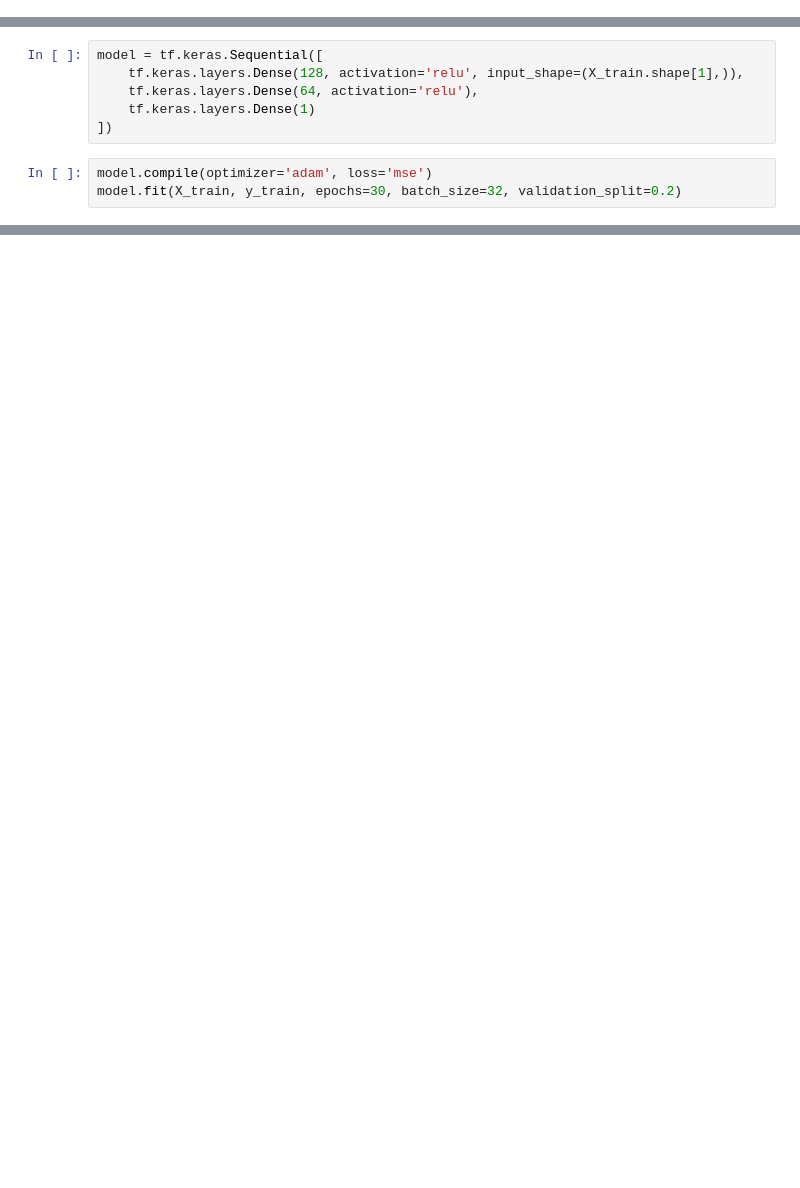
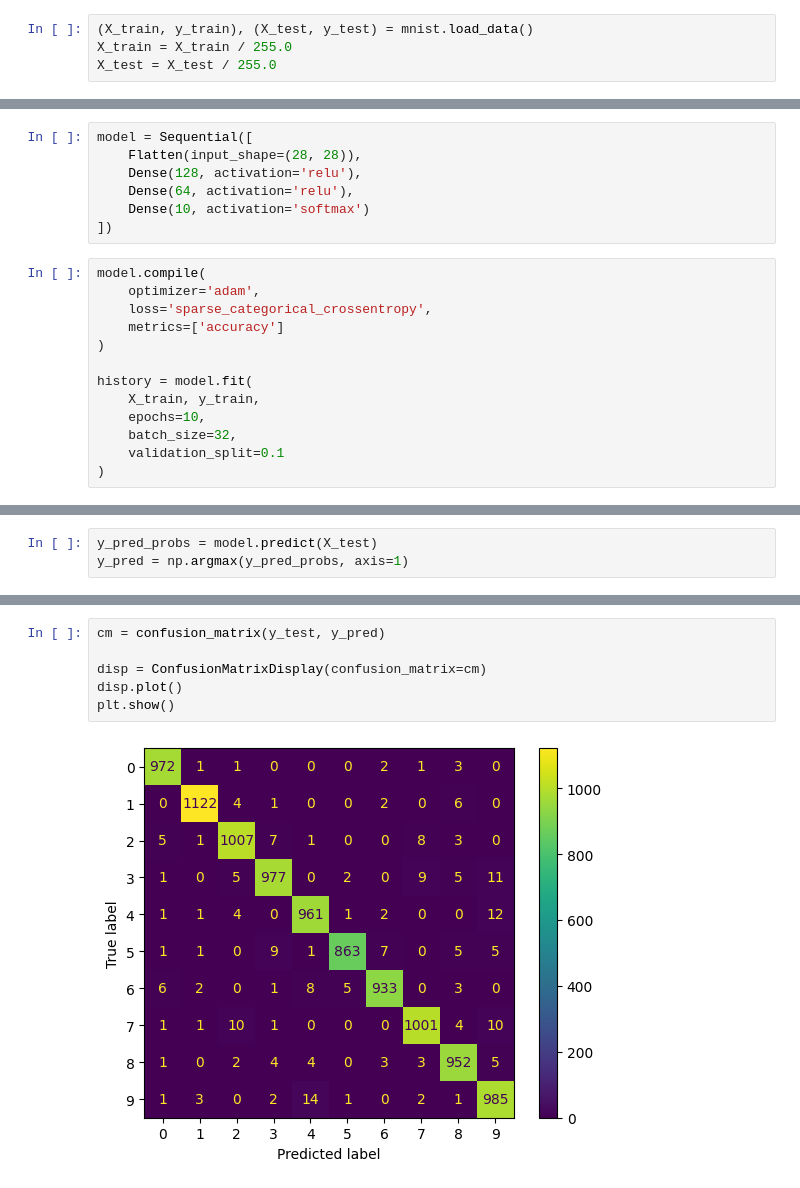
Before and after one commit to anu04596/Neural-Network-and-Deep-Learning, a Jupyter notebook: Project4_PracticalFile.ipynb, the cells around one changed output, grey strips where cells are left out. Saved outputs shown, nothing was run; the diff lists cells and outputs as text; blank space fills up the shorter version.

```diff
--- a/Project4_PracticalFile.ipynb
+++ b/Project4_PracticalFile.ipynb
@@ -42,0 +12,4 @@ X_train, X_test, y_train, y_test = train_test_split(X, y, test_size=0.2)
+# %%
+(X_train, y_train), (X_test, y_test) = mnist.load_data()
+X_train = X_train / 255.0
+X_test = X_test / 255.0
@@ -43,10 +19,21 @@ X_train, X_test, y_train, y_test = train_test_split(X, y, test_size=0.2)
 # %%
-model = tf.keras.Sequential([
-    tf.keras.layers.Dense(128, activation='relu', input_shape=(X_train.shape[1],)),
-    tf.keras.layers.Dense(64, activation='relu'),
-    tf.keras.layers.Dense(1)
+model = Sequential([
+    Flatten(input_shape=(28, 28)),
+    Dense(128, activation='relu'),
+    Dense(64, activation='relu'),
+    Dense(10, activation='softmax')
 ])
 # %%
-model.compile(optimizer='adam', loss='mse')
-model.fit(X_train, y_train, epochs=30, batch_size=32, validation_split=0.2)
+model.compile(
+    optimizer='adam',
+    loss='sparse_categorical_crossentropy',
+    metrics=['accuracy']
+)
+
+history = model.fit(
+    X_train, y_train,
+    epochs=10,
+    batch_size=32,
+    validation_split=0.1
+)
 # %% [output]
@@ -82,0 +66,3 @@ R2 Score: 0.9802410616242395
+# %%
+y_pred_probs = model.predict(X_test)
+y_pred = np.argmax(y_pred_probs, axis=1)
@@ -82,0 +71,8 @@ R2 Score: 0.9802410616242395
+# %%
+cm = confusion_matrix(y_test, y_pred)
+
+disp = ConfusionMatrixDisplay(confusion_matrix=cm)
+disp.plot()
+plt.show()
+# %% [output]
+[figure, added]
```
Also changed, not shown: parts of 14 cells of this notebook.
